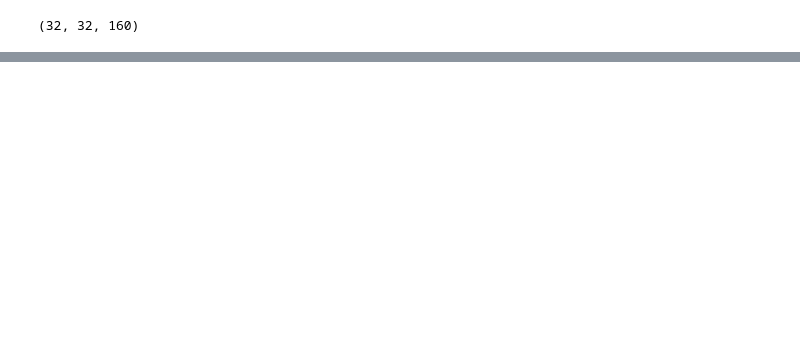
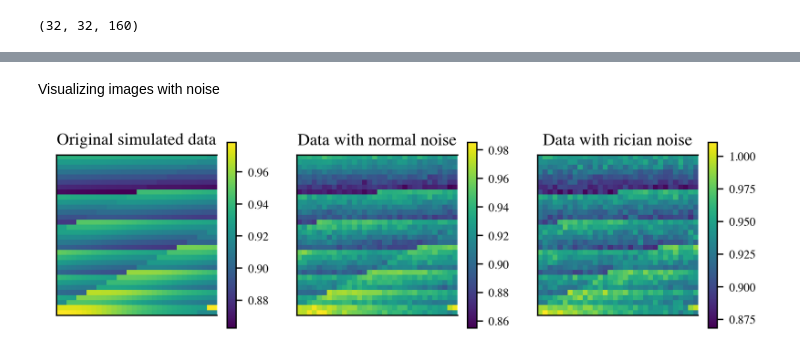
Before and after one commit to theavage/Master-project, a Jupyter notebook: simulate_data.ipynb, the cells around one changed output, grey strips where cells are left out. Cells and saved outputs as stored; diff of their text form; code cells hidden in the pictures; blank space fills up the shorter version.

```diff
--- a/simulate_data.ipynb
+++ b/simulate_data.ipynb
@@ -90,0 +112,3 @@ simulated_signal[1,1,1]
+# %%
+noise = np.random.normal(0,.005,simulated_signal.shape)
+new_signal = simulated_signal+noise
@@ -90,0 +117,28 @@ simulated_signal[1,1,1]
+# %%
+from scipy.stats import rice
+
+rician_noise = rice.rvs(1,0,0.01,size = simulated_signal.shape)
+rician_image = simulated_signal+rician_noise
+# %% [markdown]
+Visualizing images with noise
+# %%
+# Visualization
+
+def plot_augmentations(images,names):
+    fig,ax = plt.subplots(1,len(images))
+    for i in range(len(images)):
+
+        image = ax[i].imshow(images[i][:,:,1])
+        title = ax[i].set_title(names[i],fontsize=10)
+        cb = fig.colorbar(image,ax=ax[i],shrink=0.4)
+        ax[i].get_xaxis().set_visible(False); ax[i].get_yaxis().set_visible(False)
+
+
+plt.rcParams["font.family"] = "times"
+plt.rcParams["figure.dpi"] = 300
+plt.rcParams['savefig.dpi'] = 300
+plt.rcParams['font.size'] = 7
+plot_augmentations([simulated_signal,new_signal,rician_image],
+    ['Original simulated data','Data with normal noise','Data with rician noise'])
+# %% [output]
+[figure, added]
```
Also changed, not shown: parts of 22 cells of this notebook, 2 other files.
